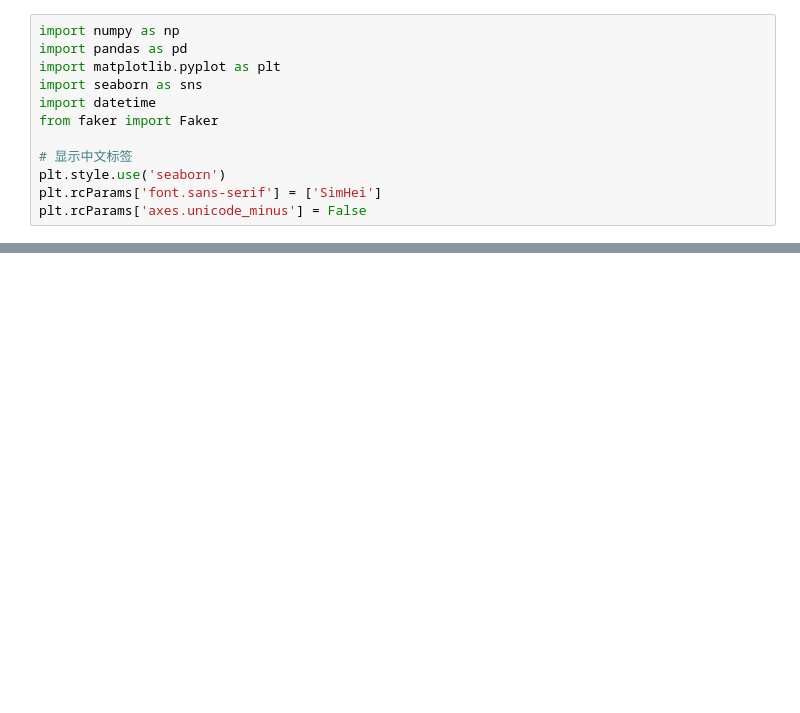
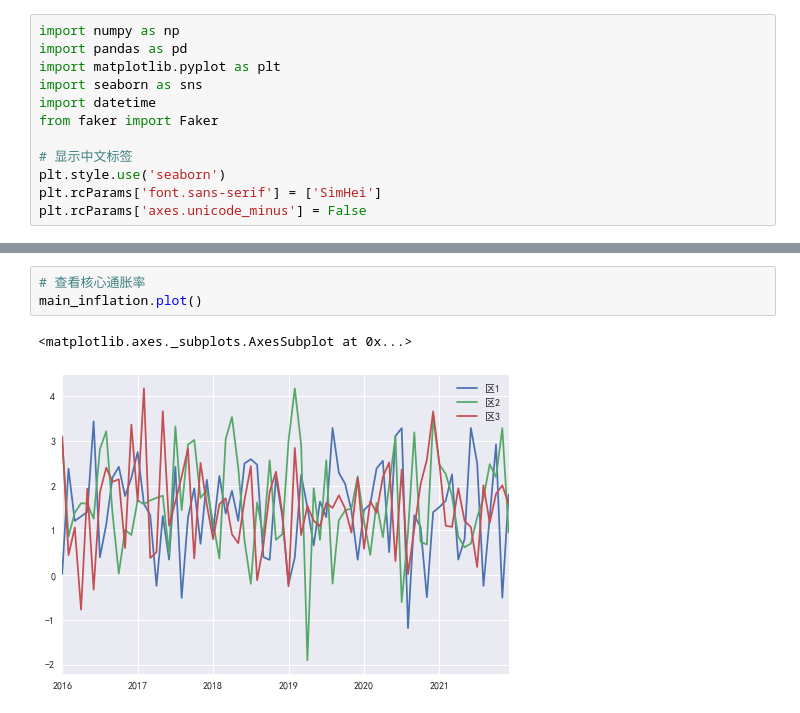
Before and after one commit to MooTong123/notebook, a Jupyter notebook: data_mining/projects/智慧政法大数据项目/智慧政法项目案例.ipynb, the cells around one changed output, grey strips where cells are left out. Cells and saved outputs as stored; diff of their text form; blank space fills up the shorter version.

```diff
--- a/data_mining/projects/智慧政法大数据项目/智慧政法项目案例.ipynb
+++ b/data_mining/projects/智慧政法大数据项目/智慧政法项目案例.ipynb
@@ -31,0 +128,6 @@ plt.rcParams['axes.unicode_minus'] = False
+# %%
+# 查看核心通胀率
+main_inflation.plot()
+# %% [output]
+<matplotlib.axes._subplots.AxesSubplot at 0x...>
+[figure, added]
```
Also changed, not shown: parts of 24 cells of this notebook, 6 other files.
